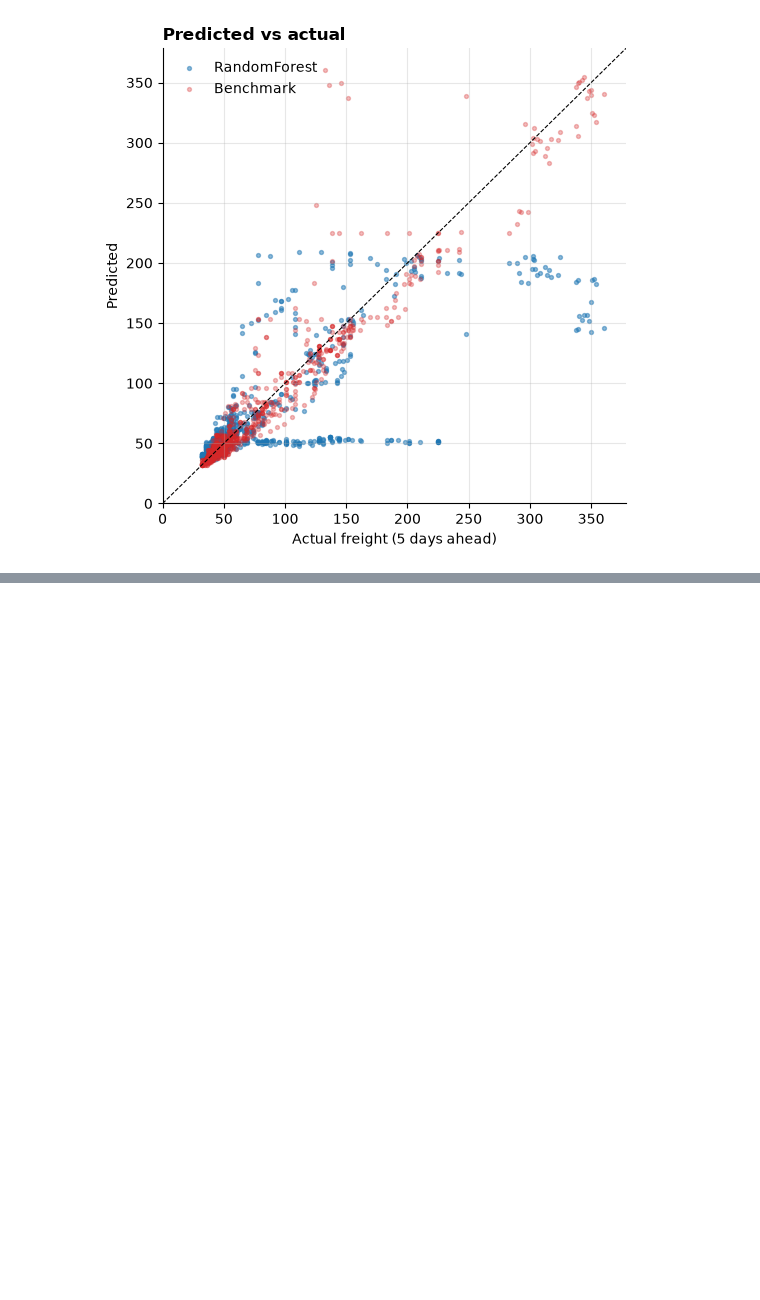
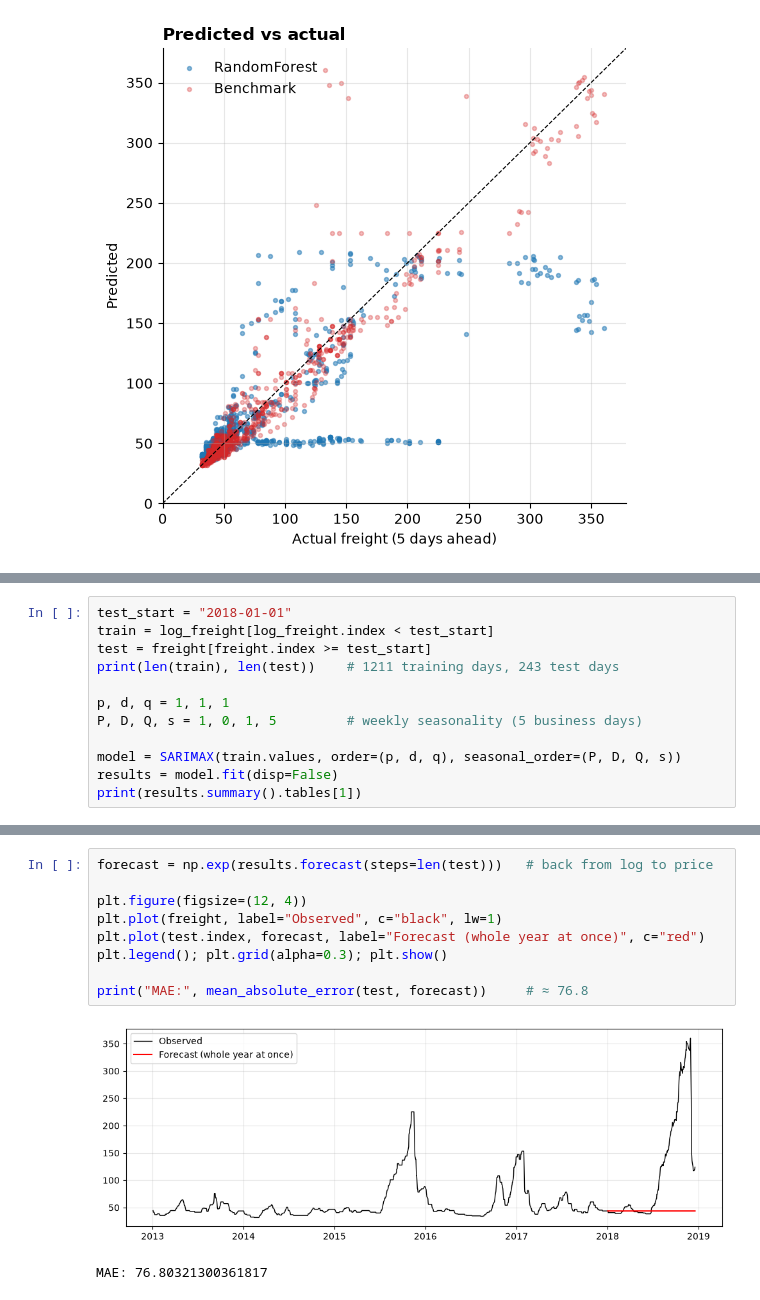
Before and after one commit to pejoCloser/Freight_Challenge, a Jupyter notebook: notebooks/02_initial_feature_engineering copy.ipynb, the cells around one changed output, grey strips where cells are left out. Saved outputs shown, nothing was run; the diff lists cells and outputs as text; blank space fills up the shorter version.

```diff
--- a/notebooks/02_initial_feature_engineering copy.ipynb
+++ b/notebooks/02_initial_feature_engineering copy.ipynb
@@ -842,0 +1009,12 @@ plt.tight_layout(); plt.show()
+# %%
+test_start = "2018-01-01"
+train = log_freight[log_freight.index < test_start]
+test = freight[freight.index >= test_start]
+print(len(train), len(test))    # 1211 training days, 243 test days
+
+p, d, q = 1, 1, 1
+P, D, Q, s = 1, 0, 1, 5         # weekly seasonality (5 business days)
+
+model = SARIMAX(train.values, order=(p, d, q), seasonal_order=(P, D, Q, s))
+results = model.fit(disp=False)
+print(results.summary().tables[1])
@@ -842,0 +1032,12 @@ plt.tight_layout(); plt.show()
+# %%
+forecast = np.exp(results.forecast(steps=len(test)))   # back from log to price
+
+plt.figure(figsize=(12, 4))
+plt.plot(freight, label="Observed", c="black", lw=1)
+plt.plot(test.index, forecast, label="Forecast (whole year at once)", c="red")
+plt.legend(); plt.grid(alpha=0.3); plt.show()
+
+print("MAE:", mean_absolute_error(test, forecast))     # ≈ 76.8
+# %% [output]
+[figure, added]
+MAE: 76.80321300361817
```
Also changed, not shown: parts of 16 cells of this notebook, 2 other files.
